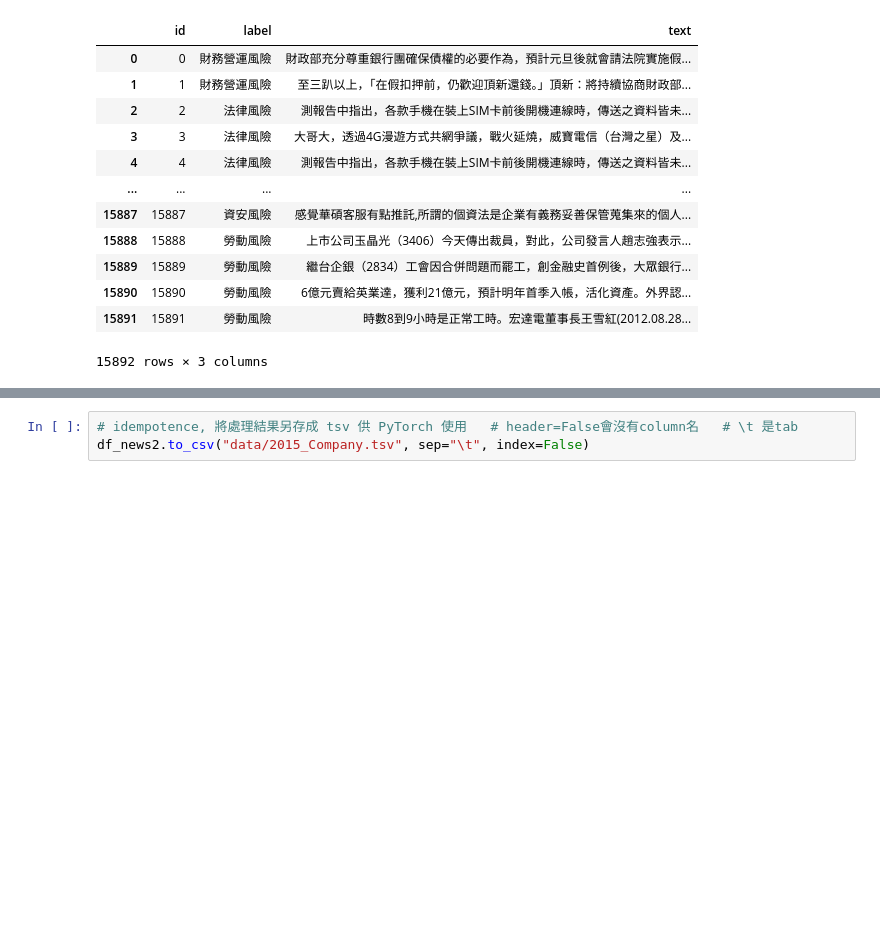
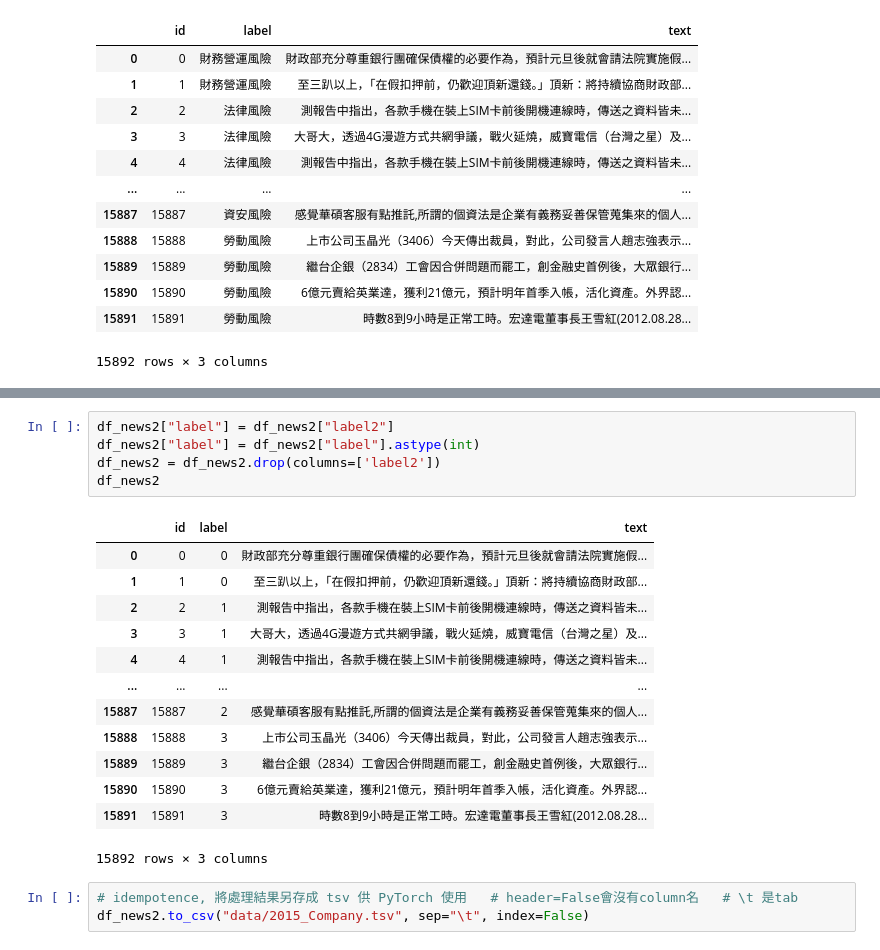
Before and after one commit to roccqqck/news_bert, a Jupyter notebook: 1.eland_csv_to_tsv.ipynb, the cells around one changed output, grey strips where cells are left out. Cells and saved outputs as stored; diff of their text form; blank space fills up the shorter version.

```diff
--- a/1.eland_csv_to_tsv.ipynb
+++ b/1.eland_csv_to_tsv.ipynb
@@ -65,3 +94,22 @@ df_news2
+# %%
+df_news2["label"] = df_news2["label2"]
+df_news2["label"] = df_news2["label"].astype(int)
+df_news2 = df_news2.drop(columns=['label2'])
+df_news2
+# %% [output]
+|  | id | label | text |
+| 0 | 0 | 0 | 財政部充分尊重銀行團確保債權的必要作為，預計元旦後就會請法院實施假... |
+| 1 | 1 | 0 | 至三趴以上，「在假扣押前，仍歡迎頂新還錢。」頂新：將持續協商財政部... |
+| 2 | 2 | 1 | 測報告中指出，各款手機在裝上SIM卡前後開機連線時，傳送之資料皆未... |
+| 3 | 3 | 1 | 大哥大，透過4G漫遊方式共網爭議，戰火延燒，威寶電信（台灣之星）及... |
+| 4 | 4 | 1 | 測報告中指出，各款手機在裝上SIM卡前後開機連線時，傳送之資料皆未... |
+| ... | ... | ... | ... |
+| 15887 | 15887 | 2 | 感覺華碩客服有點推託,所謂的個資法是企業有義務妥善保管蒐集來的個人... |
+| 15888 | 15888 | 3 | 上市公司玉晶光（3406）今天傳出裁員，對此，公司發言人趙志強表示... |
+| 15889 | 15889 | 3 | 繼台企銀（2834）工會因合併問題而罷工，創金融史首例後，大眾銀行... |
+| 15890 | 15890 | 3 | 6億元賣給英業達，獲利21億元，預計明年首季入帳，活化資產。外界認... |
+| 15891 | 15891 | 3 | 時數8到9小時是正常工時。宏達電董事長王雪紅(2012.08.28... |
+15892 rows × 3 columns
 # %%
 # idempotence, 將處理結果另存成 tsv 供 PyTorch 使用   # header=False會沒有column名   # \t 是tab
 df_news2.to_csv("data/2015_Company.tsv", sep="\t", index=False)
```
Also changed, not shown: parts of 4 cells of this notebook.
